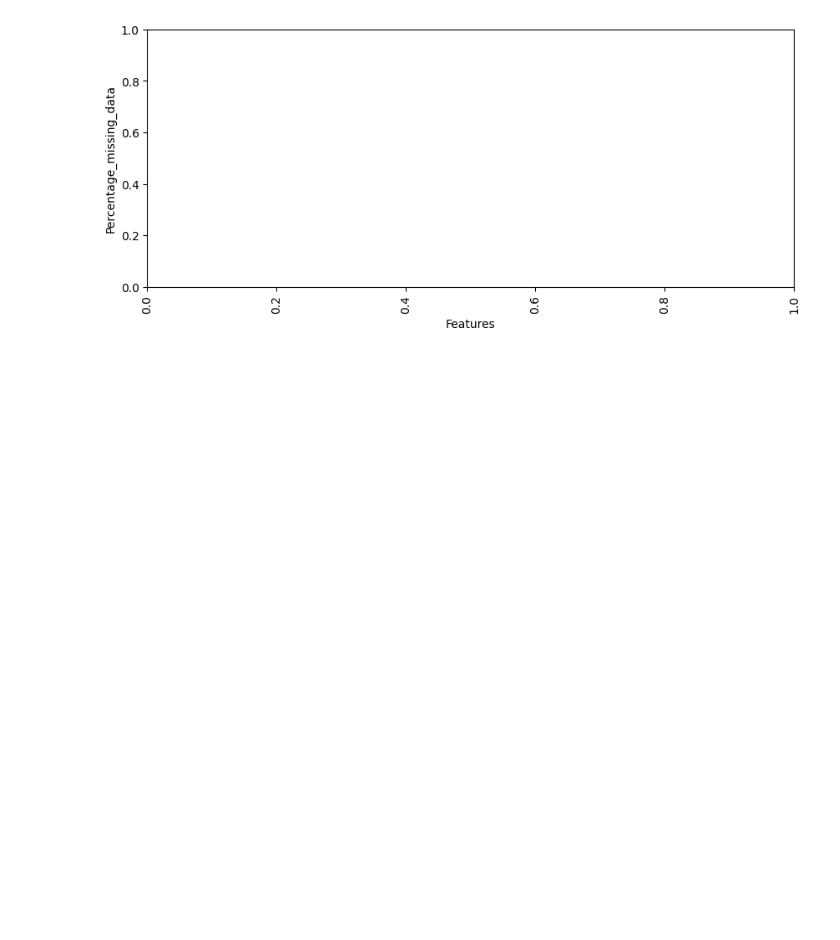
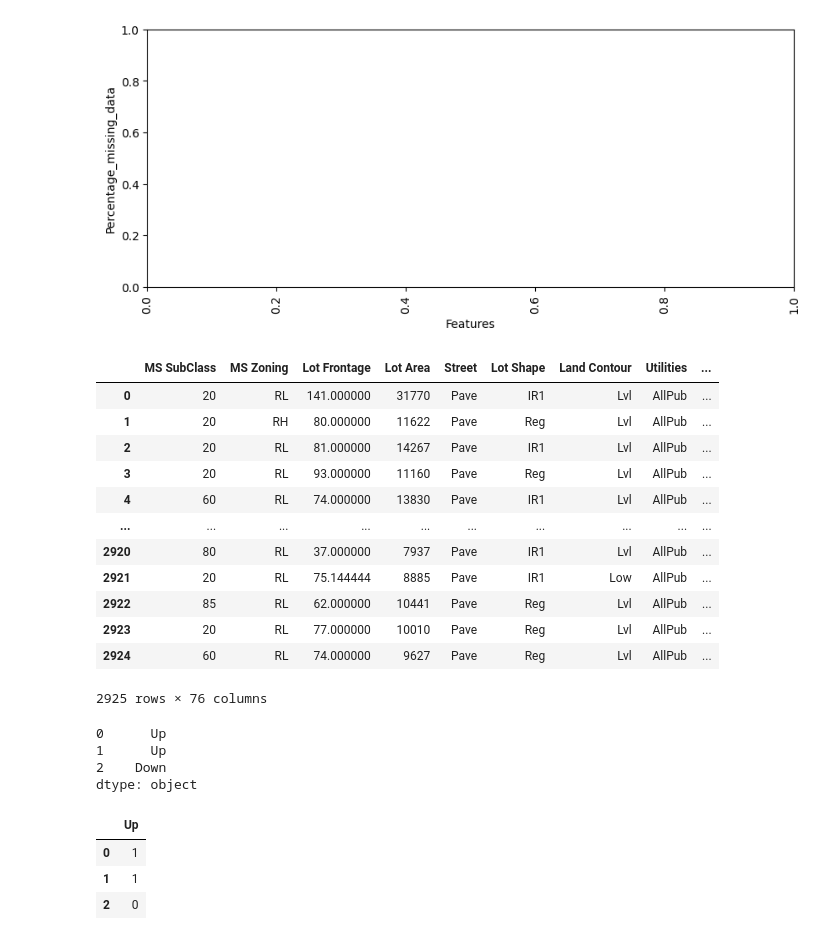
Before and after one commit to AlexTmbMifi/ML_basic, a Jupyter notebook: FeaturesEngineering.ipynb, the cells around one changed output. Saved outputs shown, nothing was run; the diff lists cells and outputs as text; code cells hidden in the pictures; blank space fills up the shorter version.

```diff
--- a/FeaturesEngineering.ipynb
+++ b/FeaturesEngineering.ipynb
@@ -534,3 +534,22 @@ sns.barplot(x=percent_nan.index, y=percent_nan, hue=percent_nan.index, palette='
 plt.xticks(rotation=90);
 # %% [output]
 [figure]
+# %%
+# работа с категориальными данными
+df = pd.read_csv('Ames_NO_Missing_Data.csv') # загрузка данных с отсутствующими данными
+# %%
+df
+# %% [output]
+|  | MS SubClass | MS Zoning | Lot Frontage | Lot Area | Street | Lot Shape | Land Contour | Utilities | ... |
+| 0 | 20 | RL | 141.000000 | 31770 | Pave | IR1 | Lvl | AllPub | ... |
+| 1 | 20 | RH | 80.000000 | 11622 | Pave | Reg | Lvl | AllPub | ... |
+| 2 | 20 | RL | 81.000000 | 14267 | Pave | IR1 | Lvl | AllPub | ... |
+| 3 | 20 | RL | 93.000000 | 11160 | Pave | Reg | Lvl | AllPub | ... |
+| 4 | 60 | RL | 74.000000 | 13830 | Pave | IR1 | Lvl | AllPub | ... |
+| ... | ... | ... | ... | ... | ... | ... | ... | ... | ... |
+| 2920 | 80 | RL | 37.000000 | 7937 | Pave | IR1 | Lvl | AllPub | ... |
+| 2921 | 20 | RL | 75.144444 | 8885 | Pave | IR1 | Low | AllPub | ... |
+| 2922 | 85 | RL | 62.000000 | 10441 | Pave | Reg | Lvl | AllPub | ... |
+| 2923 | 20 | RL | 77.000000 | 10010 | Pave | Reg | Lvl | AllPub | ... |
+| 2924 | 60 | RL | 74.000000 | 9627 | Pave | Reg | Lvl | AllPub | ... |
+2925 rows × 76 columns
@@ -536,0 +564,15 @@ plt.xticks(rotation=90);
+# %%
+direction
+# %% [output]
+0      Up
+1      Up
+2    Down
+dtype: object
+# %%
+pd.get_dummies(direction, dtype=int, drop_first=True) # строк столько же, но колонок столько, сколько категорий
+# можем удалить одну из колонок, т.к. по другой можно востановить данные
+# %% [output]
+|  | Up |
+| 0 | 1 |
+| 1 | 1 |
+| 2 | 0 |
```
Also changed, not shown: parts of 8 cells of this notebook.
